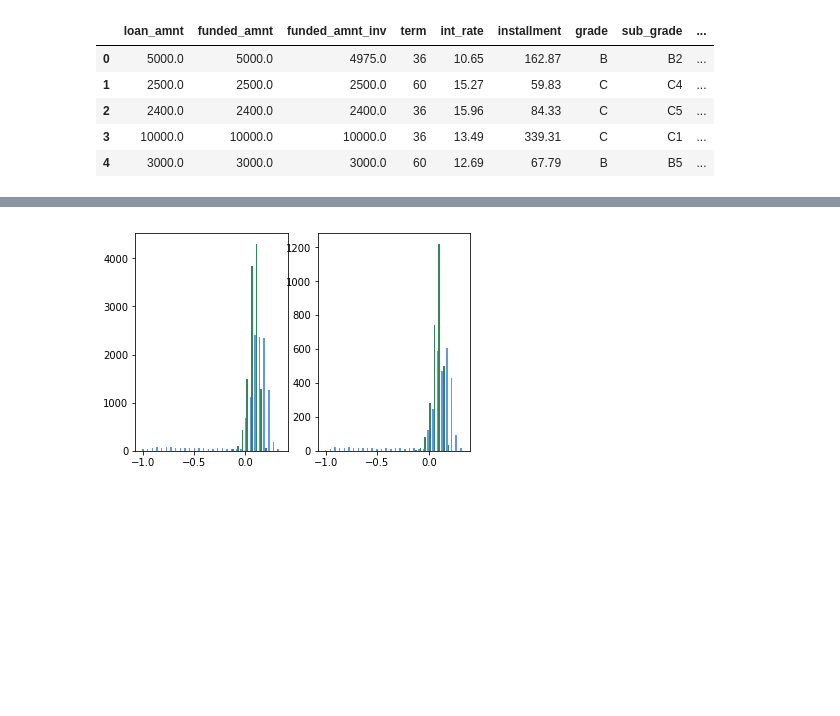
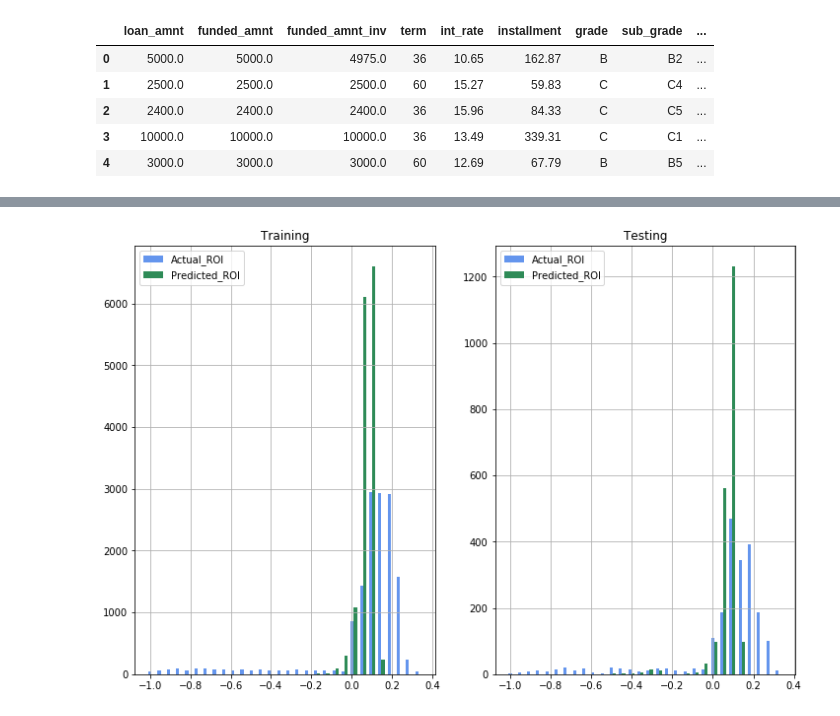
Before and after one commit to petercwill/bsx, a Jupyter notebook: explore.ipynb, the cells around one changed output, grey strips where cells are left out. Drawn from its saved outputs; the diff is of its cells as text; code cells hidden in the pictures; blank space fills up the shorter version.

```diff
--- a/explore.ipynb
+++ b/explore.ipynb
@@ -917,22 +913,26 @@ Length: 118, dtype: float64
 # %%
 def make_prediction_hists(df):
 
-    fig, ax_list = plt.subplots(1,2)
+    fig, ax_list = plt.subplots(1,2, figsize=(12,8))
+    titles = ["Training", "Testing"]
     for i, pred_col in enumerate(["in_sample_ROI", "out_sample_ROI"]):
         ax_handle = ax_list[i]
         hist_data = df.loc[~df[pred_col].isnull(), ["36_month_ROI", pred_col]]
         a_heights, a_bins = np.histogram(hist_data['36_month_ROI'], bins=30)
         b_heights, b_bins = np.histogram(hist_data[pred_col], bins=a_bins)
         width = (a_bins[1] - a_bins[0])/3
 
-        ax_handle.bar(a_bins[:-1], a_heights, width=width, facecolor='cornflowerblue')
-        ax_handle.bar(b_bins[:-1]+width, b_heights, width=width, facecolor='seagreen')
+        ax_handle.bar(a_bins[:-1], a_heights, width=width, facecolor='cornflowerblue', label="Actual_ROI")
+        ax_handle.bar(b_bins[:-1]+width, b_heights, width=width, facecolor='seagreen', label="Predicted_ROI")
+        ax_handle.set_title(titles[i])
+        ax_handle.grid()
+        ax_handle.legend()
 
     return
 
 make_prediction_hists(pred_data)
 # %% [output]
-[figure, old version]
+[figure, new version]
 # %%
 from sklearn.utils import shuffle
 
```
Also changed, not shown: parts of 7 cells of this notebook.
